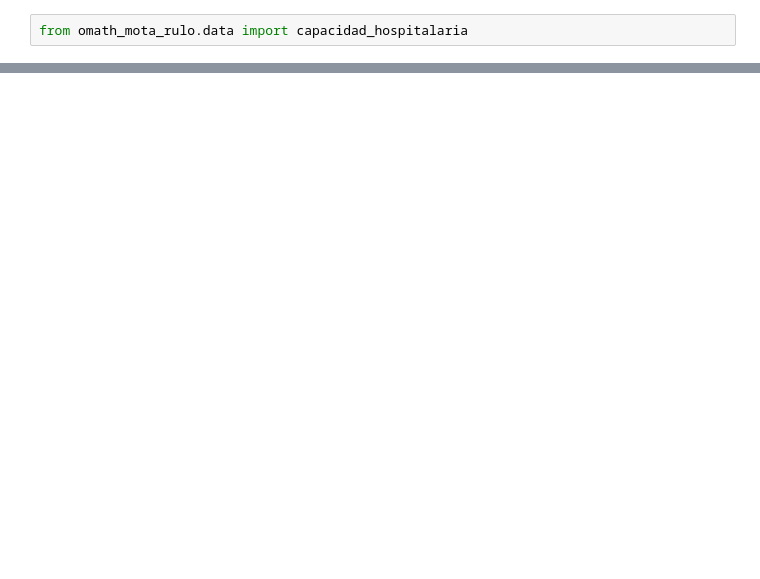
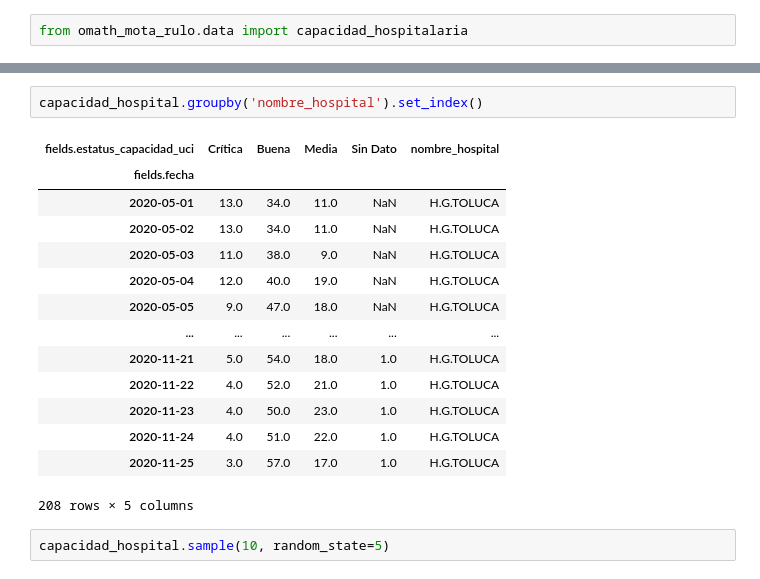
Before and after one commit to dhdzmota/omath_mota_rulo, a Jupyter notebook: notebooks/capacidad_hospitalaria.ipynb, the cells around one changed output, grey strips where cells are left out. Saved outputs shown, nothing was run; the diff lists cells and outputs as text; blank space fills up the shorter version.

```diff
--- a/notebooks/capacidad_hospitalaria.ipynb
+++ b/notebooks/capacidad_hospitalaria.ipynb
@@ -42,0 +109,19 @@ capacidad.plot(
+# %%
+capacidad_hospital.groupby('nombre_hospital').set_index()
+# %% [output]
+| fields.estatus_capacidad_uci | Crítica | Buena | Media | Sin Dato | nombre_hospital |
+| fields.fecha |  |  |  |  |  |
+| 2020-05-01 | 13.0 | 34.0 | 11.0 | NaN | H.G.TOLUCA |
+| 2020-05-02 | 13.0 | 34.0 | 11.0 | NaN | H.G.TOLUCA |
+| 2020-05-03 | 11.0 | 38.0 | 9.0 | NaN | H.G.TOLUCA |
+| 2020-05-04 | 12.0 | 40.0 | 19.0 | NaN | H.G.TOLUCA |
+| 2020-05-05 | 9.0 | 47.0 | 18.0 | NaN | H.G.TOLUCA |
+| ... | ... | ... | ... | ... | ... |
+| 2020-11-21 | 5.0 | 54.0 | 18.0 | 1.0 | H.G.TOLUCA |
+| 2020-11-22 | 4.0 | 52.0 | 21.0 | 1.0 | H.G.TOLUCA |
+| 2020-11-23 | 4.0 | 50.0 | 23.0 | 1.0 | H.G.TOLUCA |
+| 2020-11-24 | 4.0 | 51.0 | 22.0 | 1.0 | H.G.TOLUCA |
+| 2020-11-25 | 3.0 | 57.0 | 17.0 | 1.0 | H.G.TOLUCA |
+208 rows × 5 columns
+# %%
+capacidad_hospital.sample(10, random_state=5)
```
Also changed, not shown: parts of 10 cells of this notebook, 1 other file.
